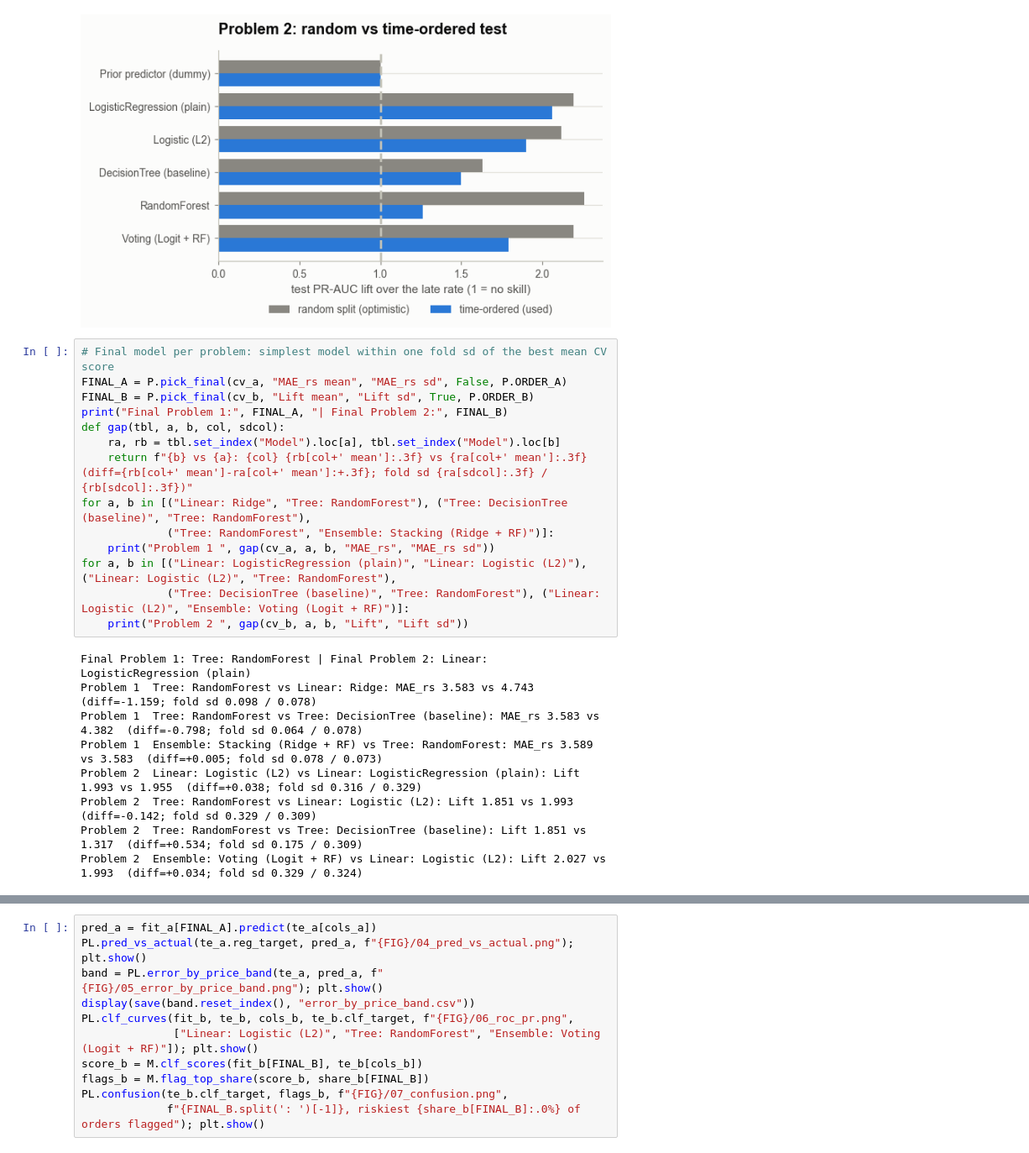
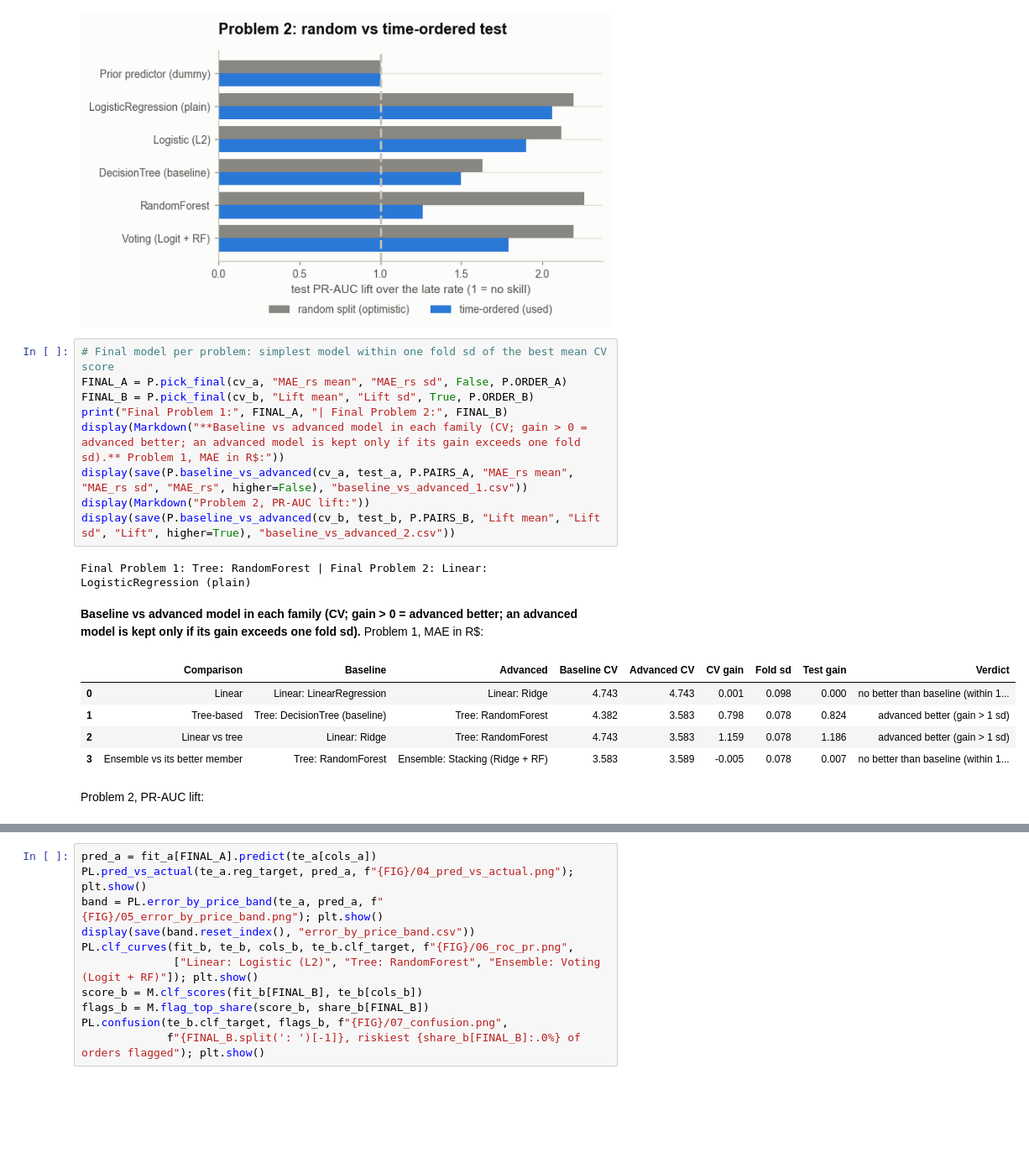
Before and after one commit to likeyou-ky/Team5_IT5006_Ecommerce_Analytics_AY2627Sem1, a Jupyter notebook: notebooks/Team5_Phase2_IT5006_AY2627Sem1.ipynb, the cells around one changed output, grey strips where cells are left out. Shown at 84% size. Cells and saved outputs as stored; diff of their text form; blank space fills up the shorter version.

```diff
--- a/notebooks/Team5_Phase2_IT5006_AY2627Sem1.ipynb
+++ b/notebooks/Team5_Phase2_IT5006_AY2627Sem1.ipynb
@@ -340,26 +340,21 @@ PL.comparison_chart_clf(cmp_b, f"{FIG}/03_comparison_2.png"); plt.show()
 | 5 | Ensemble: Voting (Logit + RF) | 0.149 | 2.195 | 0.715 | 0.063 | 1.790 | ... |
 [figure]
 [figure]
-# %%
-# Final model per problem: simplest model within one fold sd of the best mean CV score
-FINAL_A = P.pick_final(cv_a, "MAE_rs mean", "MAE_rs sd", False, P.ORDER_A)
-FINAL_B = P.pick_final(cv_b, "Lift mean", "Lift sd", True, P.ORDER_B)
-print("Final Problem 1:", FINAL_A, "| Final Problem 2:", FINAL_B)
-def gap(tbl, a, b, col, sdcol):
-    ra, rb = tbl.set_index("Model").loc[a], tbl.set_index("Model").loc[b]
-    return f"{b} vs {a}: {col} {rb[col+' mean']:.3f} vs {ra[col+' mean']:.3f}  (diff={rb[col+' mean']-ra[col+' mean']:+.3f}; fold sd {ra[sdcol]:.3f} / {rb[sdcol]:.3f})"
-for a, b in [("Linear: Ridge", "Tree: RandomForest"), ("Tree: DecisionTree (baseline)", "Tree: RandomForest"),
-             ("Tree: RandomForest", "Ensemble: Stacking (Ridge + RF)")]:
-    print("Problem 1 ", gap(cv_a, a, b, "MAE_rs", "MAE_rs sd"))
-for a, b in [("Linear: LogisticRegression (plain)", "Linear: Logistic (L2)"), ("Linear: Logistic (L2)", "Tree: RandomForest"),
-             ("Tree: DecisionTree (baseline)", "Tree: RandomForest"), ("Linear: Logistic (L2)", "Ensemble: Voting (Logit + RF)")]:
-    print("Problem 2 ", gap(cv_b, a, b, "Lift", "Lift sd"))
-# %% [output]
-Final Problem 1: Tree: RandomForest | Final Problem 2: Linear: LogisticRegression (plain)
-Problem 1  Tree: RandomForest vs Linear: Ridge: MAE_rs 3.583 vs 4.743  (diff=-1.159; fold sd 0.098 / 0.078)
-Problem 1  Tree: RandomForest vs Tree: DecisionTree (baseline): MAE_rs 3.583 vs 4.382  (diff=-0.798; fold sd 0.064 / 0.078)
-Problem 1  Ensemble: Stacking (Ridge + RF) vs Tree: RandomForest: MAE_rs 3.589 vs 3.583  (diff=+0.005; fold sd 0.078 / 0.073)
-Problem 2  Linear: Logistic (L2) vs Linear: LogisticRegression (plain): Lift 1.993 vs 1.955  (diff=+0.038; fold sd 0.316 / 0.329)
-Problem 2  Tree: RandomForest vs Linear: Logistic (L2): Lift 1.851 vs 1.993  (diff=-0.142; fold sd 0.329 / 0.309)
-Problem 2  Tree: RandomForest vs Tree: DecisionTree (baseline): Lift 1.851 vs 1.317  (diff=+0.534; fold sd 0.175 / 0.309)
-Problem 2  Ensemble: Voting (Logit + RF) vs Linear: Logistic (L2): Lift 2.027 vs 1.993  (diff=+0.034; fold sd 0.329 / 0.324)
+# %%
+# Final model per problem: simplest model within one fold sd of the best mean CV score
+FINAL_A = P.pick_final(cv_a, "MAE_rs mean", "MAE_rs sd", False, P.ORDER_A)
+FINAL_B = P.pick_final(cv_b, "Lift mean", "Lift sd", True, P.ORDER_B)
+print("Final Problem 1:", FINAL_A, "| Final Problem 2:", FINAL_B)
+display(Markdown("**Baseline vs advanced model in each family (CV; gain > 0 = advanced better; an advanced model is kept only if its gain exceeds one fold sd).** Problem 1, MAE in R$:"))
+display(save(P.baseline_vs_advanced(cv_a, test_a, P.PAIRS_A, "MAE_rs mean", "MAE_rs sd", "MAE_rs", higher=False), "baseline_vs_advanced_1.csv"))
+display(Markdown("Problem 2, PR-AUC lift:"))
+display(save(P.baseline_vs_advanced(cv_b, test_b, P.PAIRS_B, "Lift mean", "Lift sd", "Lift", higher=True), "baseline_vs_advanced_2.csv"))
+# %% [output]
+Final Problem 1: Tree: RandomForest | Final Problem 2: Linear: LogisticRegression (plain)
+**Baseline vs advanced model in each family (CV; gain > 0 = advanced better; an advanced model is kept only if its gain exceeds one fold sd).** Problem 1, MAE in R$:
+|  | Comparison | Baseline | Advanced | Baseline CV | Advanced CV | CV gain | Fold sd | Test gain | Verdict |
+| 0 | Linear | Linear: LinearRegression | Linear: Ridge | 4.743 | 4.743 | 0.001 | 0.098 | 0.000 | no better than baseline (within 1... |
+| 1 | Tree-based | Tree: DecisionTree (baseline) | Tree: RandomForest | 4.382 | 3.583 | 0.798 | 0.078 | 0.824 | advanced better (gain > 1 sd) |
+| 2 | Linear vs tree | Linear: Ridge | Tree: RandomForest | 4.743 | 3.583 | 1.159 | 0.078 | 1.186 | advanced better (gain > 1 sd) |
+| 3 | Ensemble vs its better member | Tree: RandomForest | Ensemble: Stacking (Ridge + RF) | 3.583 | 3.589 | -0.005 | 0.078 | 0.007 | no better than baseline (within 1... |
+Problem 2, PR-AUC lift:
```
Also changed, not shown: parts of 8 cells of this notebook, 6 other files.
